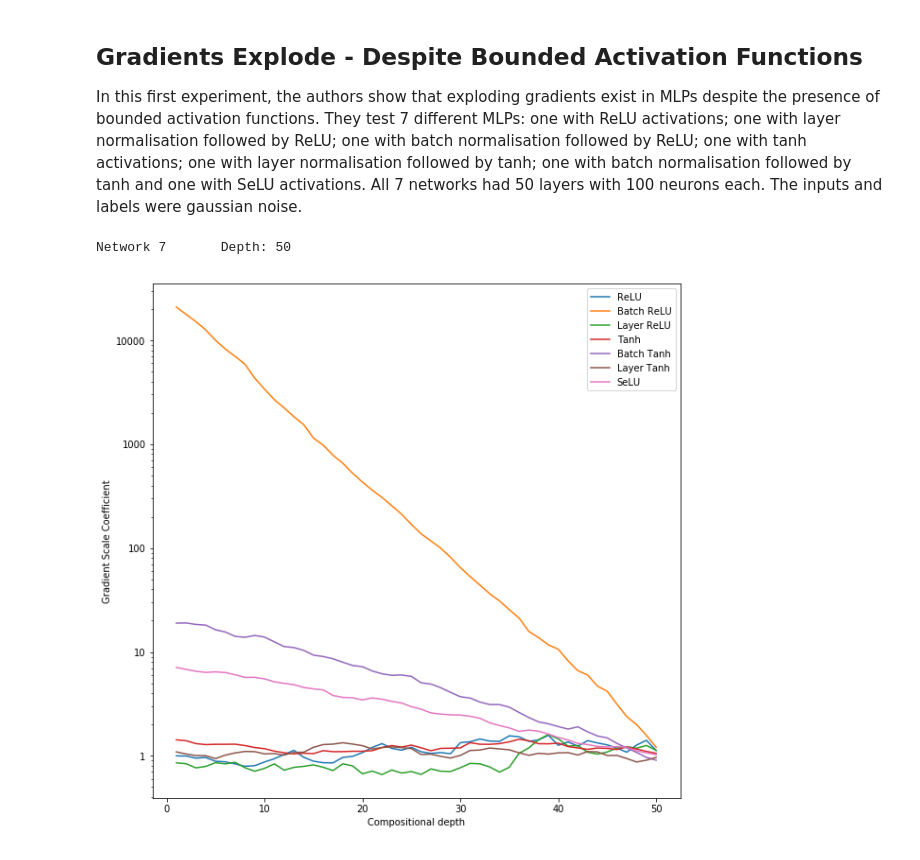
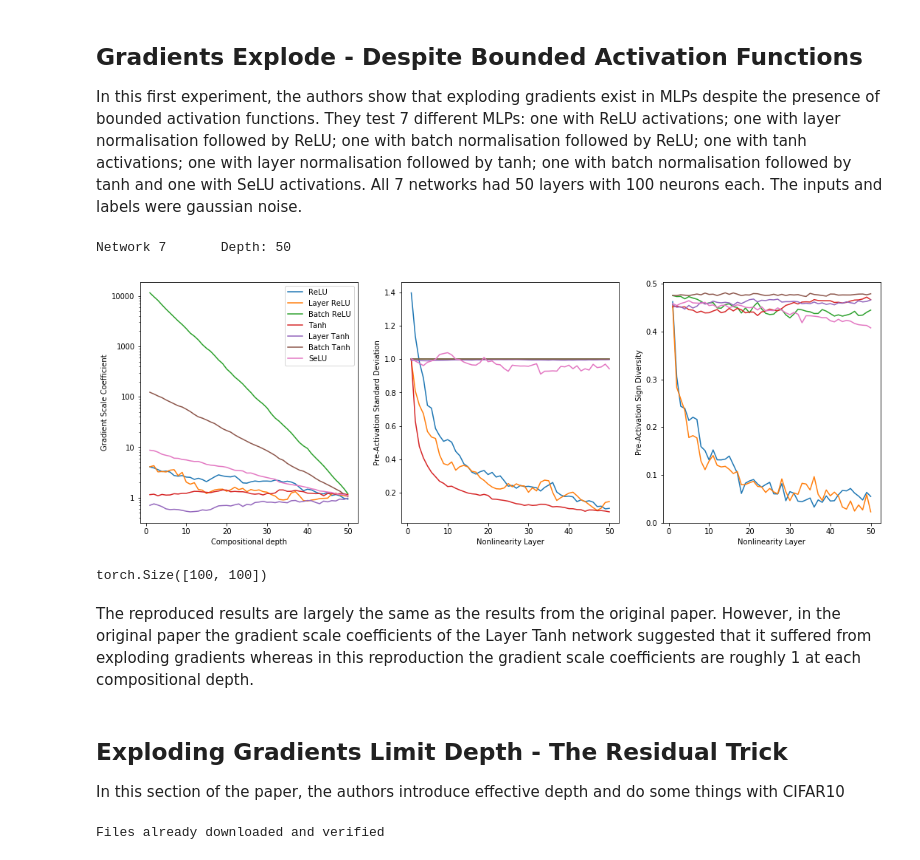
Before and after one commit to COMP6248-Reproducability-Challenge/Gradients-Explode-ICLR-Reproducibility-Challenge, a Jupyter notebook: Interactive_Report.ipynb, the cells around one changed output. Cells and saved outputs as stored; diff of their text form; code cells hidden in the pictures.

```diff
--- a/Interactive_Report.ipynb
+++ b/Interactive_Report.ipynb
@@ -231,38 +288,65 @@ def generate_dataset(obs, mean, var):
 # %%
 device = "cuda:0" if torch.cuda.is_available() else "cpu"
 inputs, targets = generate_dataset(100, 0, 1/100)
 inputs = inputs.to(device)
 targets = targets.to(device)
 depths = []
+layers = []
 gscs = []
+stds = []
+signs = []
 activations = [F.relu, F.relu, F.relu, torch.tanh, torch.tanh, torch.tanh, torch.selu]
-layer_norms = [False, False, True, False, False, True, False]
-batch_norms = [False, True, False, False, True, False, False]
-labels = ['ReLU', 'Batch ReLU', 'Layer ReLU', 'Tanh', 'Batch Tanh', 'Layer Tanh', 'SeLU']
+layer_norms = [False, True, False, False, True, False, False]
+batch_norms = [False, False, True, False, False, True, False]
+labels = ['ReLU', 'Layer ReLU', 'Batch ReLU', 'Tanh', 'Layer Tanh', 'Batch Tanh', 'SeLU']
 for i in range(len(activations)):
     network = MLP(activations[i],
-                  False,
+                  layer_norms[i],
                   batch_norms[i]).to(device)
     d = []
+    l = []
     g = []
     for j in range(1,51):
         sys.stdout.write('\rNetwork %d\tDepth: %d    ' % (i+1, j))
         sys.stdout.flush()
         d.append(51-j)
+        l.append(j)
         g.append(network.get_gsc(j, 0, inputs, targets).cpu())
     depths.append(d)
+    layers.append(l)
     gscs.append(g)
+    std, sign = network.get_stds(inputs, targets)
+    std = std.data.numpy()
+    sign = sign.data.numpy()
+    stds.append(std)
+    signs.append(sign)
 
-fig, ax = plt.subplots(figsize=(10,10), nrows=1, ncols=1)
+fig, ax = plt.subplots(figsize=(18,6), nrows=1, ncols=3)
 for i in range(len(activations)):
-    ax.plot(depths[i], gscs[i], label=labels[i])
-ax.set_yscale('log')
-ax.set_yticks([1,10,100,1000,10000])
-ax.set_yticklabels([1,10,100,1000,10000])
-ax.set_xlabel('Compositional depth')
-ax.set_ylabel('Gradient Scale Coefficient')
-ax.legend()
+    ax[0].plot(depths[i], gscs[i], label=labels[i])
+    ax[1].plot(layers[i], stds[i], label=labels[i])
+    ax[2].plot(layers[i], signs[i], label=labels[i])
+ax[0].set_yscale('log')
+ax[0].set_yticks([1,10,100,1000,10000])
+ax[0].set_yticklabels([1,10,100,1000,10000])
+ax[0].set_xlabel('Compositional depth')
+ax[0].set_ylabel('Gradient Scale Coefficient')
+ax[0].legend()
+ax[1].set_xlabel('Nonlinearity Layer')
+ax[1].set_ylabel('Pre-Activation Standard Deviation')
+ax[2].set_xlabel('Nonlinearity Layer')
+ax[2].set_ylabel('Pre-Activation Sign Diversity')
 plt.show()
 # %% [output]
 Network 7       Depth: 50
-[figure, old version]
+[figure, new version]
+# %%
+network.layers[0].weight.size()
+# %% [output]
+torch.Size([100, 100])
+# %% [markdown]
+The reproduced results are largely the same as the results from the original paper. However, in the original paper the gradient scale coefficients of the Layer Tanh network suggested that it suffered from exploding gradients whereas in this reproduction the gradient scale coefficients are roughly 1 at each compositional depth.
+# %% [markdown]
+## Exploding Gradients Limit Depth - The Residual Trick
+
+In this section of the paper, the authors introduce effective depth and do some things with CIFAR10
@@ -268,0 +359,14 @@ Network 7       Depth: 50
+# %%
+import torchvision.transforms as transforms
+from torchvision.datasets import CIFAR10
+from torch.utils.data import DataLoader
+
+transform = transforms.Compose([
+    transforms.ToTensor(),
+    transforms.Normalize((0, 0, 0), (1, 1, 1)),
+    transforms.Lambda(lambda x: x.view(-1))
+])
+
+trainset = CIFAR10(".", train=True, download=True, transform=transform)
+# %% [output]
+Files already downloaded and verified
```
Also changed, not shown: parts of 12 cells of this notebook.
